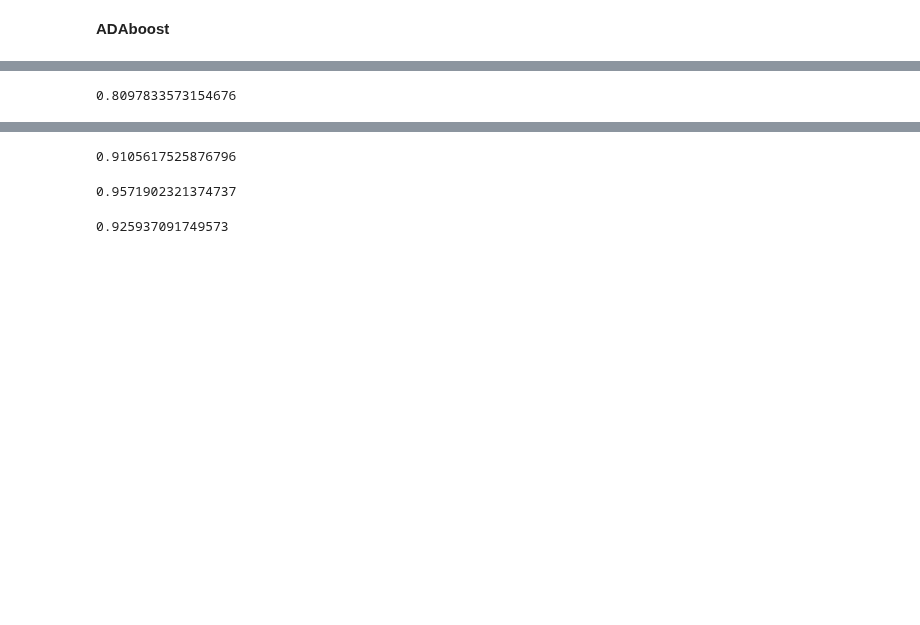
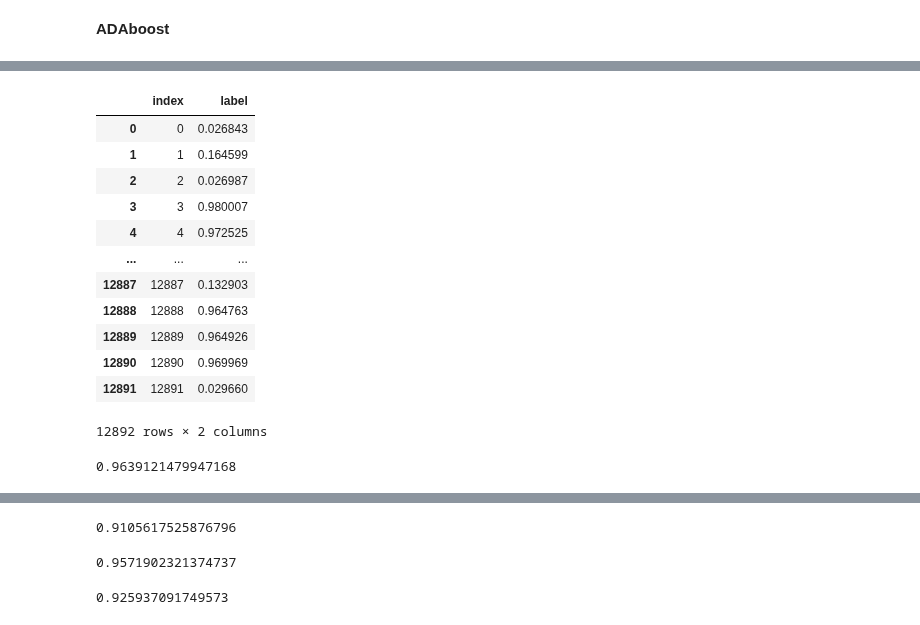
Before and after one commit to CallensToon/Machine_Learning_course_UGent_D012554_kaggle, a Jupyter notebook: Eye blinking prediction.ipynb, the cells around one changed output, grey strips where cells are left out. Cells and saved outputs as stored; diff of their text form; code cells hidden in the pictures; blank space fills up the shorter version.

```diff
--- a/Eye blinking prediction.ipynb
+++ b/Eye blinking prediction.ipynb
@@ -845,7 +851,13 @@ X_test_stand = pd.DataFrame(scaler.transform(X_test),columns=X_test.columns.valu
 from sklearn.model_selection import cross_val_score
 from sklearn.svm import SVC
 
-modelsvc = SVC(C=10, gamma=1, probability=True)
-score_auc = cross_val_score(modelsvc, X_train_stand, y_train, scoring='roc_auc', cv=10).mean()
-print(score_auc)
+#modelsvc = SVC(C=10, gamma=1, probability=True)
+#score_auc = cross_val_score(modelsvc, X_train_stand, y_train, scoring='roc_auc', cv=20).mean()
+#print(score_auc)
+
+for i in [0.1,1,10,20,50]:
+  for j in [1,10,20]:
+    modelsvctune = SVC(C=i, gamma=j, probability=True)
+    score_auc = cross_val_score(modelsvc, X_train_stand, y_train, scoring='roc_auc', cv=20).mean()
+    print(i, j, score_auc)
 # %% [output]
@@ -1087,0 +1224,26 @@ for mean_score, std, params in zip(means, stds, grid_search.cv_results_['params'
+# %%
+from sklearn.ensemble import StackingClassifier
+from sklearn.ensemble import RandomForestClassifier
+from sklearn.ensemble import GradientBoostingClassifier
+from sklearn.linear_model import LogisticRegression
+from sklearn.ensemble import AdaBoostClassifier
+from sklearn.svm import SVC
+from sklearn.tree import DecisionTreeClassifier
+import xgboost as xgb
+
+# define the base models
+level01 = list()
+level01.append(('RFC', RandomForestClassifier(max_depth=30, min_samples_leaf=1, min_samples_split=2, n_estimators=5000)))
+level01.append(('svm', SVC(C=10, gamma=1, probability=True)))
+level01.append(('XGB', xgb.XGBClassifier(objective ='binary:logistic', learning_rate=0.01, n_estimators = 5000, max_depth = 8, min_child_weight=1, gamma=0, subsample=0.85, colsample_bytree = 0.95, scale_pos_weight=1)))
+level01.append(('ADA', AdaBoostClassifier(DecisionTreeClassifier(max_depth=8), algorithm="SAMME.R", n_estimators=5000)))
+level01.append(('GBC', GradientBoostingClassifier(max_depth=10, min_samples_leaf=5, min_samples_split=2, n_estimators = 5000)))
+# define meta learner model
+level11 = LogisticRegression()
+# define the stacking ensemble
+modelstack1 = StackingClassifier(estimators=level01, final_estimator=level11, cv=20)
+# fit the model on all available data
+modelstack1.fit(X_train_stand, y_train)
+# make a prediction
+predictions_stack1 = modelstack1.predict_proba(X_test_stand)
+predictions_stack1
@@ -1088,8 +1258,26 @@ for mean_score, std, params in zip(means, stds, grid_search.cv_results_['params'
+# %%
+results = pd.DataFrame()
+results['index'] = testset['index']
+results['label'] = predictions_stack1[:,1]
+results
+# %% [output]
+|  | index | label |
+| 0 | 0 | 0.026843 |
+| 1 | 1 | 0.164599 |
+| 2 | 2 | 0.026987 |
+| 3 | 3 | 0.980007 |
+| 4 | 4 | 0.972525 |
+| ... | ... | ... |
+| 12887 | 12887 | 0.132903 |
+| 12888 | 12888 | 0.964763 |
+| 12889 | 12889 | 0.964926 |
+| 12890 | 12890 | 0.969969 |
+| 12891 | 12891 | 0.029660 |
+12892 rows × 2 columns
 # %%
-from sklearn.ensemble import AdaBoostClassifier
+from sklearn.model_selection import cross_val_score
+score_auc = cross_val_score(modelstack1, X_train_stand, y_train, scoring='roc_auc', cv=10).mean()
 
-ada = AdaBoostClassifier()
-score_auc = cross_val_score(ada, X_train_stand, y_train, scoring='roc_auc', cv=10).mean()
 print(score_auc)
 # %% [output]
-0.8097833573154676
+0.9639121479947168
```
Also changed, not shown: parts of 20 cells of this notebook.
